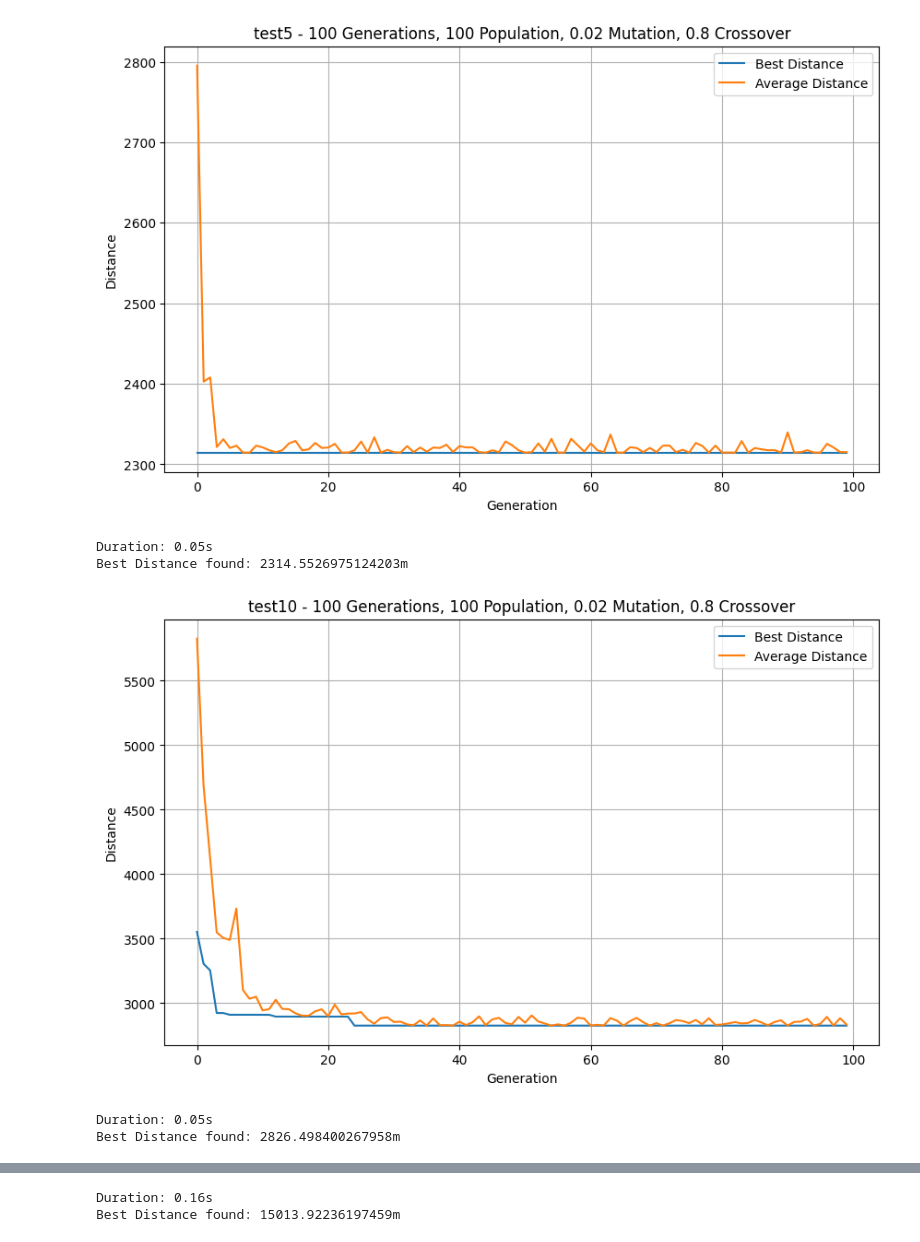
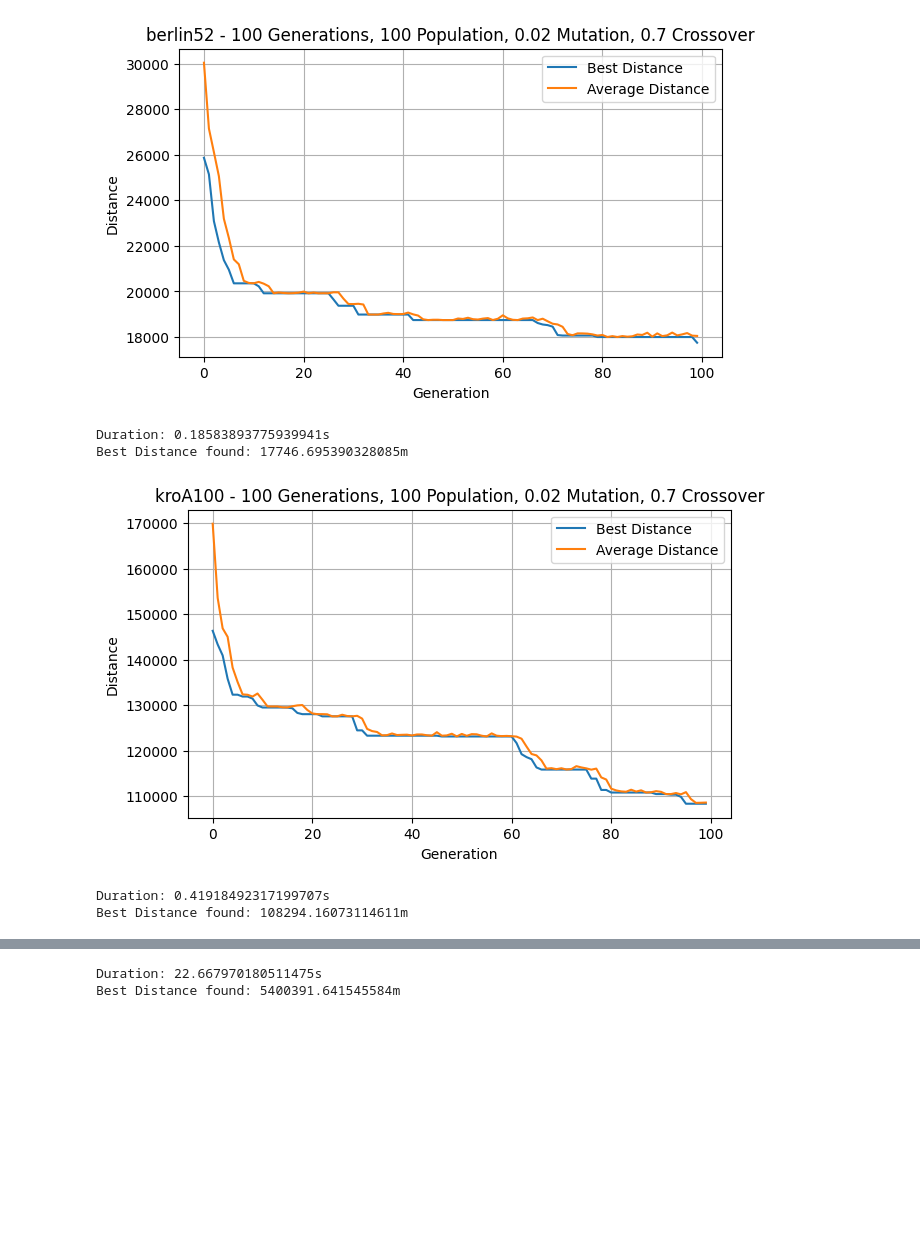
Before and after one commit to FionnMcA/ct-421-ai, a Jupyter notebook: assignment-1/main.ipynb, the cells around one changed output, grey strips where cells are left out. Drawn from its saved outputs; the diff is of its cells as text; code cells hidden in the pictures; blank space fills up the shorter version.

```diff
--- a/assignment-1/main.ipynb
+++ b/assignment-1/main.ipynb
@@ -10,7 +10,7 @@ from matplotlib import pyplot as plt
 GENERATIONS = 100
 POPULATION_SIZE = 100
 MUTATION_RATE = 0.02
-CROSSOVER_RATE = 0.8
+CROSSOVER_RATE = 0.7
 
 def genetic_algorithm(filepath, generations=GENERATIONS, population_size=POPULATION_SIZE, mutation_rate=MUTATION_RATE, crossover_rate=CROSSOVER_RATE):
     start = time.time() # Start the timer
@@ -86,14 +86,13 @@ def genetic_algorithm(filepath, generations=GENERATIONS, population_size=POPULAT
 def vary_parameters(filepath, file):
     generations = 100
 
-    pop_sizes = [10,50,100,250,500]
-
+    pop_sizes = [10,50,100,250,500, 750, 1000]
     mutation_rates = [0, 0.02, 0.25, 0.5, 1]
 
     crossover_rates = [0, 0.2, 0.4, 0.6, 0.8, 1]
 
     # Plot varying population sizes
-    plt.figure(figsize=(10, 6))
+    plt.figure(figsize=(8, 5))
     for pop_size in pop_sizes:
         (duration, best_distances, average_distances,
          overall_best_genome, overall_best_distance) = genetic_algorithm(
@@ -113,7 +112,7 @@ def vary_parameters(filepath, file):
     plt.show()
 
     # Plot varying mutation rates
-    plt.figure(figsize=(10, 6))
+    plt.figure(figsize=(8, 5))
     for mutation_rate in mutation_rates:
         (duration, best_distances, average_distances,
          overall_best_genome, overall_best_distance) = genetic_algorithm(
@@ -134,7 +133,7 @@ def vary_parameters(filepath, file):
     plt.show()
 
     # Plot varying crossover rates
-    plt.figure(figsize=(10, 6))
+    plt.figure(figsize=(8, 5))
     for crossover_rate in crossover_rates:
         (duration, best_distances, average_distances,
          overall_best_genome, overall_best_distance) = genetic_algorithm(
@@ -152,40 +151,40 @@ def vary_parameters(filepath, file):
     plt.ylabel("Distance")
     plt.legend()
     plt.show()
 
 
 def main():
-    files = ['test5', 'test10', 'berlin52', 'kroA100', 'pr1002']
+    files = ['berlin52','kroA100','pr1002']
     for file in files:
         filepath = os.path.join("tsp-files", f"{file}.tsp")
 
         # 1 Uncomment if you want to see the affects of varying different parameters in the GA
         # vary_parameters(filepath, file)
-
+        #
         # 2 If you to see the average and best distances of each generation with static parameters
         duration, best_distances, average_distances, overall_best_genome, overall_best_distance = genetic_algorithm(filepath)
 
-        plt.figure(figsize=(10, 6))
+        plt.figure(figsize=(7, 4))
         plt.plot(best_distances, label="Best Distance")
         plt.plot(average_distances, label="Average Distance")
         plt.title(
             f"{file} - {GENERATIONS} Generations, {POPULATION_SIZE} Population, "
             f"{MUTATION_RATE} Mutation, {CROSSOVER_RATE} Crossover"
         )
         plt.xlabel("Generation")
         plt.ylabel("Distance")
         plt.legend()
         plt.grid(True)
         plt.show()
 
-        print(f"Duration: {duration:.2f}s\nBest Distance found: {overall_best_distance}m")
+        print(f"Duration: {duration}s\nBest Distance found: {overall_best_distance}m")
 
 if __name__ == "__main__":
     main()
 # %% [output]
-[figure, old version]
+[figure, new version]
-Duration: 0.05s
-Best Distance found: 2314.5526975124203m
+Duration: 0.18583893775939941s
+Best Distance found: 17746.695390328085m
-[figure, old version]
+[figure, new version]
-Duration: 0.05s
-Best Distance found: 2826.498400267958m
+Duration: 0.41918492317199707s
+Best Distance found: 108294.16073114611m
@@ -193,2 +192,2 @@ Best Distance found: 2826.498400267958m
-Duration: 0.16s
-Best Distance found: 15013.92236197459m
+Duration: 22.667970180511475s
+Best Distance found: 5400391.641545584m
```
Also changed, not shown: parts of 1 cell of this notebook, 1 other file.
